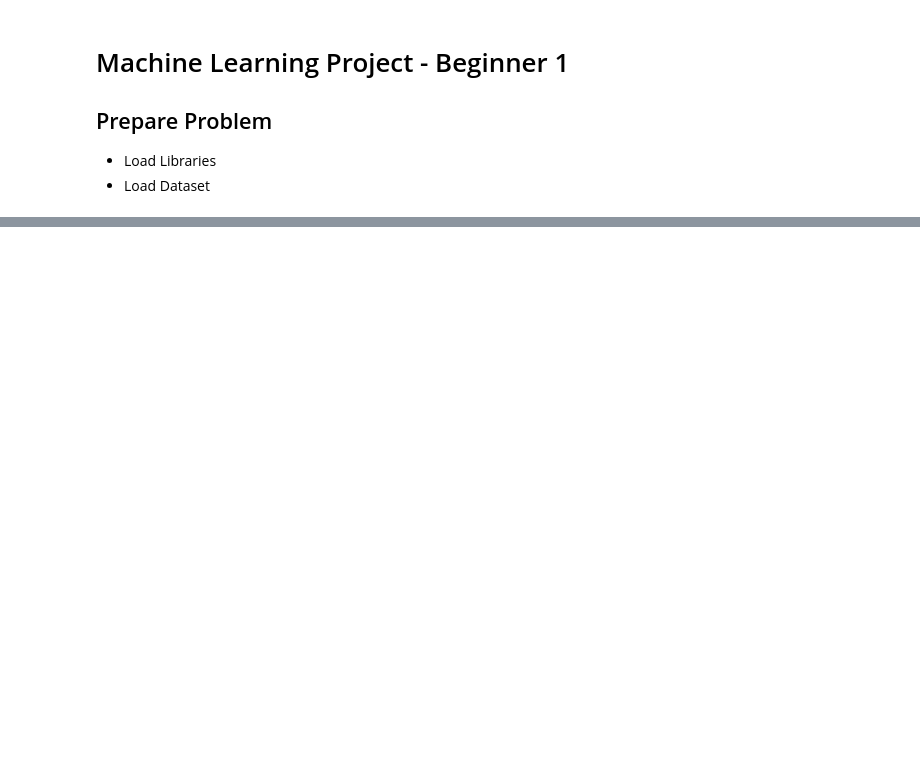
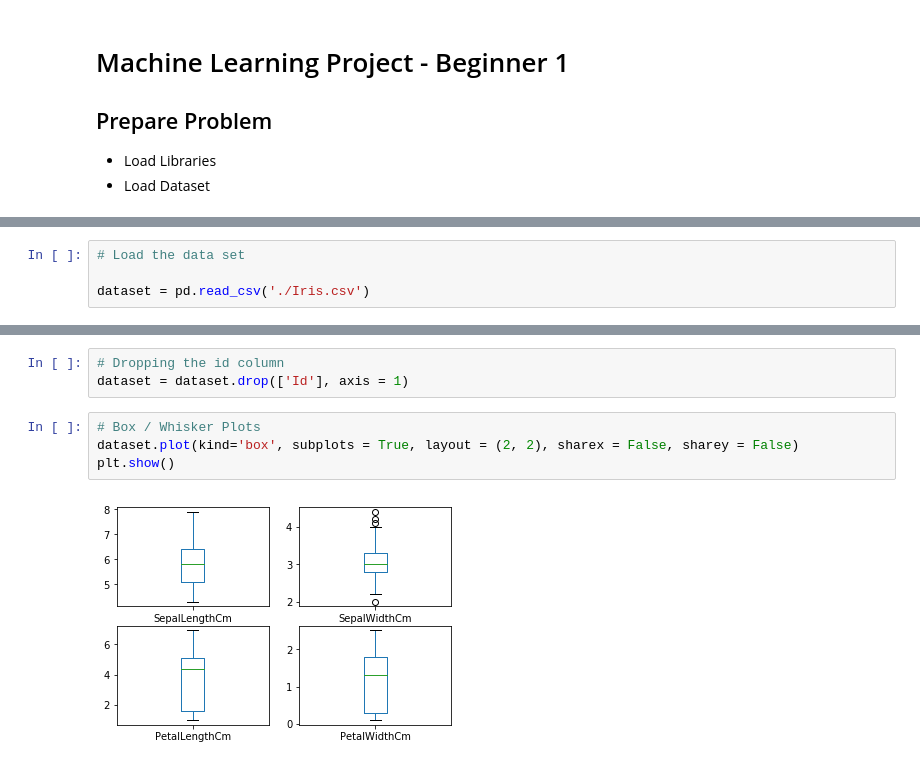
Before and after one commit to loganrane/MachineLearning101, a Jupyter notebook: ML Project End to End - Beginner.ipynb, the cells around one changed output, grey strips where cells are left out. Drawn from its saved outputs; the diff is of its cells as text; blank space fills up the shorter version.

Commit message:
Summarize the data

```diff
--- a/ML Project End to End - Beginner.ipynb
+++ b/ML Project End to End - Beginner.ipynb
@@ -26,0 +25,4 @@ ValueError: arrays must all be same length
+# %%
+# Load the data set
+
+dataset = pd.read_csv('./Iris.csv')
@@ -26,0 +75,9 @@ ValueError: arrays must all be same length
+# %%
+# Dropping the id column
+dataset = dataset.drop(['Id'], axis = 1)
+# %%
+# Box / Whisker Plots
+dataset.plot(kind='box', subplots = True, layout = (2, 2), sharex = False, sharey = False)
+plt.show()
+# %% [output]
+[figure, added]
```
Also changed, not shown: parts of 9 cells of this notebook.
